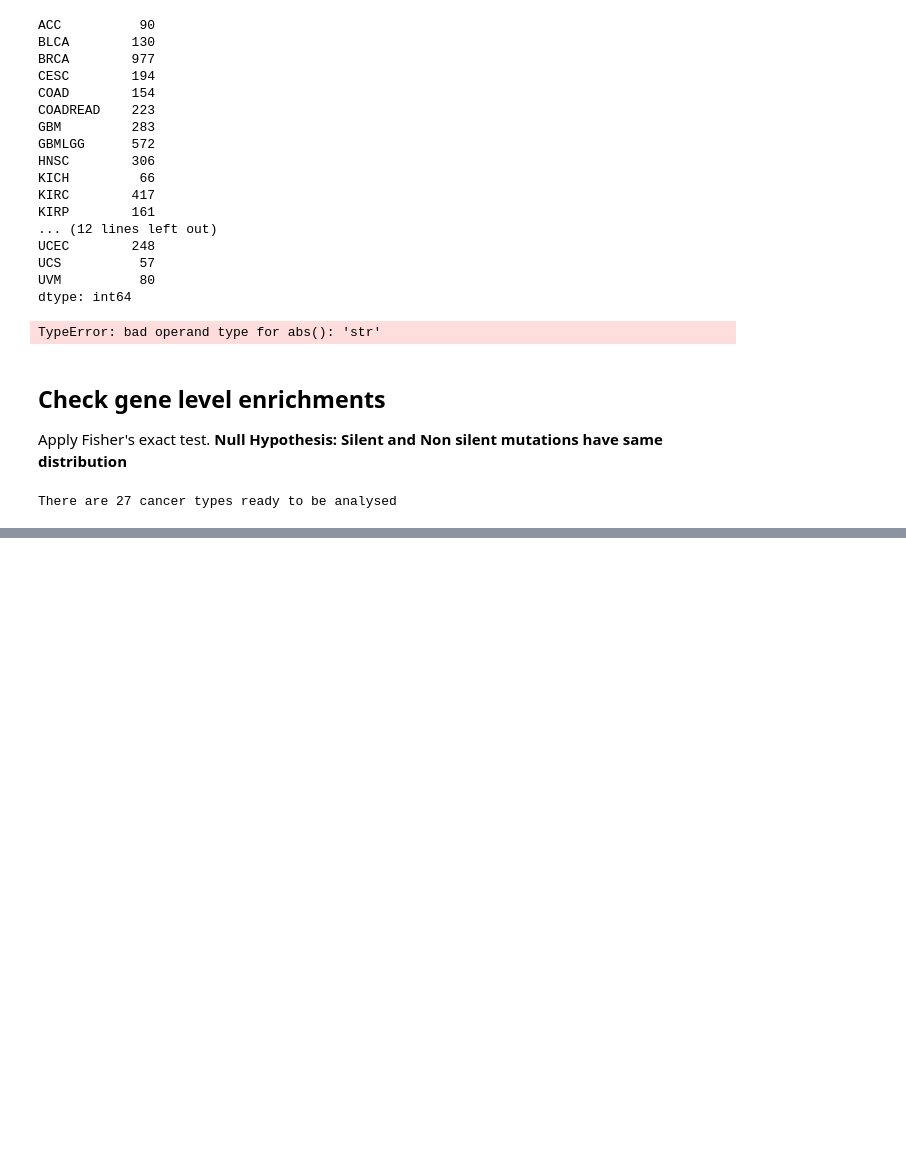
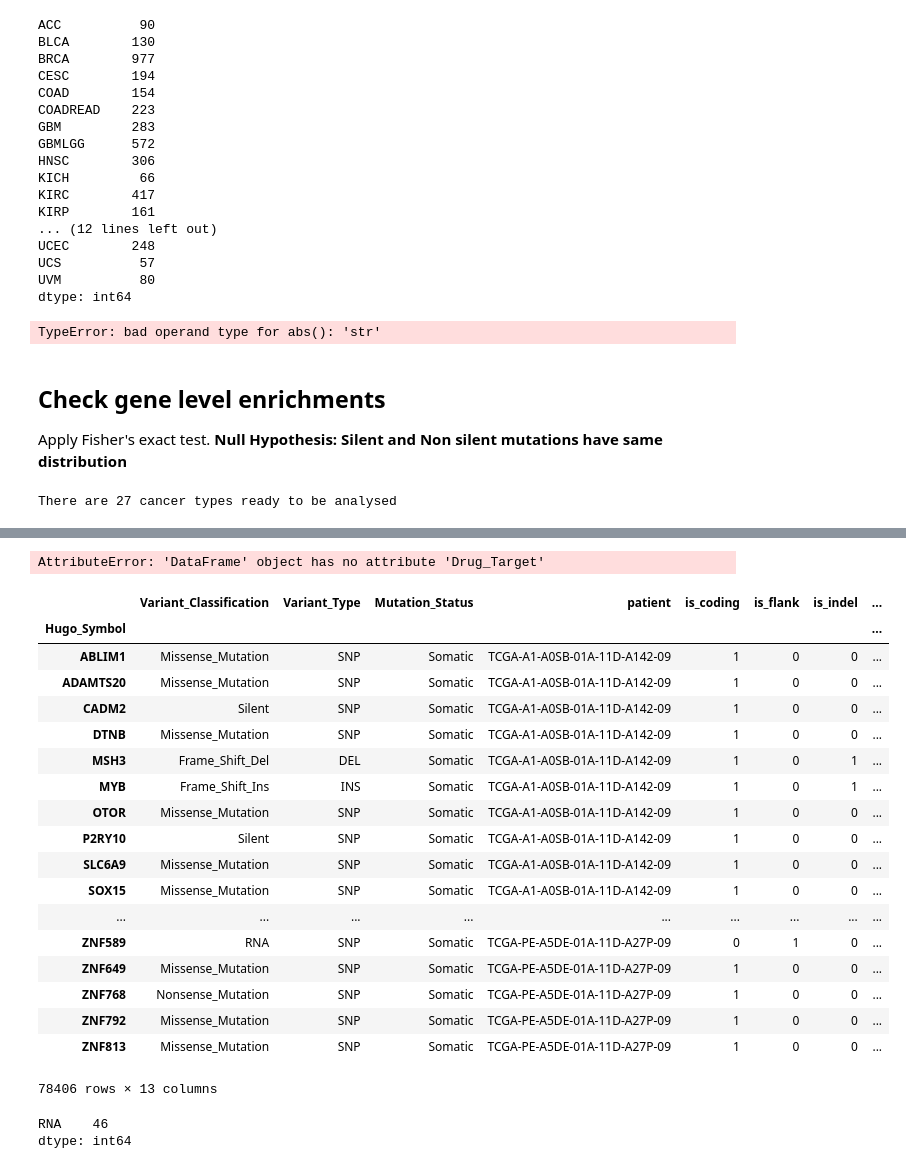
Before and after one commit to nitinksingh/driver, a Jupyter notebook: mutation.ipynb, the cells around one changed output, grey strips where cells are left out. Saved outputs shown, nothing was run; the diff lists cells and outputs as text; code cells hidden in the pictures; blank space fills up the shorter version.

Commit message:
WIP Mutation data preprocessing

```diff
--- a/mutation.ipynb
+++ b/mutation.ipynb
@@ -261,0 +256,5 @@ NameError: name 'nsilent' is not defined
+# %%
+mutf = '../data/analyses__2014_10_17/ACC/20141017/MutSigNozzleReportCV/ACC-TP.final_analysis_set.maf'
+mutf = '../data/analyses__2014_10_17/BRCA/20141017/MutSigNozzleReportCV/BRCA-TP.final_analysis_set.maf'
+dff = pd.read_table(mutf, header=0, index_col=0)
+df = pd.read_table(mutf, header=0, index_col=0, usecols=[0,8,9,25,52]+range(63,72))
@@ -261,0 +272,31 @@ NameError: name 'nsilent' is not defined
+# %%
+dff.Drug_Target.value_counts()
+# %% [output]
+AttributeError: 'DataFrame' object has no attribute 'Drug_Target'
+# %%
+dff[[u'Variant_Classification', u'Variant_Type', u'Mutation_Status', u'patient', u'is_coding', u'is_flank', u'is_indel', u'is_ins', u'is_del', u'is_missense', u'is_nonsense', u'is_splice', u'is_silent']]
+# %% [output]
+|  | Variant_Classification | Variant_Type | Mutation_Status | patient | is_coding | is_flank | is_indel | ... |
+| Hugo_Symbol |  |  |  |  |  |  |  | ... |
+| ABLIM1 | Missense_Mutation | SNP | Somatic | TCGA-A1-A0SB-01A-11D-A142-09 | 1 | 0 | 0 | ... |
+| ADAMTS20 | Missense_Mutation | SNP | Somatic | TCGA-A1-A0SB-01A-11D-A142-09 | 1 | 0 | 0 | ... |
+| CADM2 | Silent | SNP | Somatic | TCGA-A1-A0SB-01A-11D-A142-09 | 1 | 0 | 0 | ... |
+| DTNB | Missense_Mutation | SNP | Somatic | TCGA-A1-A0SB-01A-11D-A142-09 | 1 | 0 | 0 | ... |
+| MSH3 | Frame_Shift_Del | DEL | Somatic | TCGA-A1-A0SB-01A-11D-A142-09 | 1 | 0 | 1 | ... |
+| MYB | Frame_Shift_Ins | INS | Somatic | TCGA-A1-A0SB-01A-11D-A142-09 | 1 | 0 | 1 | ... |
+| OTOR | Missense_Mutation | SNP | Somatic | TCGA-A1-A0SB-01A-11D-A142-09 | 1 | 0 | 0 | ... |
+| P2RY10 | Silent | SNP | Somatic | TCGA-A1-A0SB-01A-11D-A142-09 | 1 | 0 | 0 | ... |
+| SLC6A9 | Missense_Mutation | SNP | Somatic | TCGA-A1-A0SB-01A-11D-A142-09 | 1 | 0 | 0 | ... |
+| SOX15 | Missense_Mutation | SNP | Somatic | TCGA-A1-A0SB-01A-11D-A142-09 | 1 | 0 | 0 | ... |
+| ... | ... | ... | ... | ... | ... | ... | ... | ... |
+| ZNF589 | RNA | SNP | Somatic | TCGA-PE-A5DE-01A-11D-A27P-09 | 0 | 1 | 0 | ... |
+| ZNF649 | Missense_Mutation | SNP | Somatic | TCGA-PE-A5DE-01A-11D-A27P-09 | 1 | 0 | 0 | ... |
+| ZNF768 | Nonsense_Mutation | SNP | Somatic | TCGA-PE-A5DE-01A-11D-A27P-09 | 1 | 0 | 0 | ... |
+| ZNF792 | Missense_Mutation | SNP | Somatic | TCGA-PE-A5DE-01A-11D-A27P-09 | 1 | 0 | 0 | ... |
+| ZNF813 | Missense_Mutation | SNP | Somatic | TCGA-PE-A5DE-01A-11D-A27P-09 | 1 | 0 | 0 | ... |
+78406 rows × 13 columns
+# %%
+df[df.is_coding == 0].Variant_Classification.value_counts() #[df.columns[[0,1, 2]+range(4,13)]].head(20)
+# %% [output]
+RNA    46
+dtype: int64
```
Also changed, not shown: parts of 2 cells of this notebook, 5 other files.
